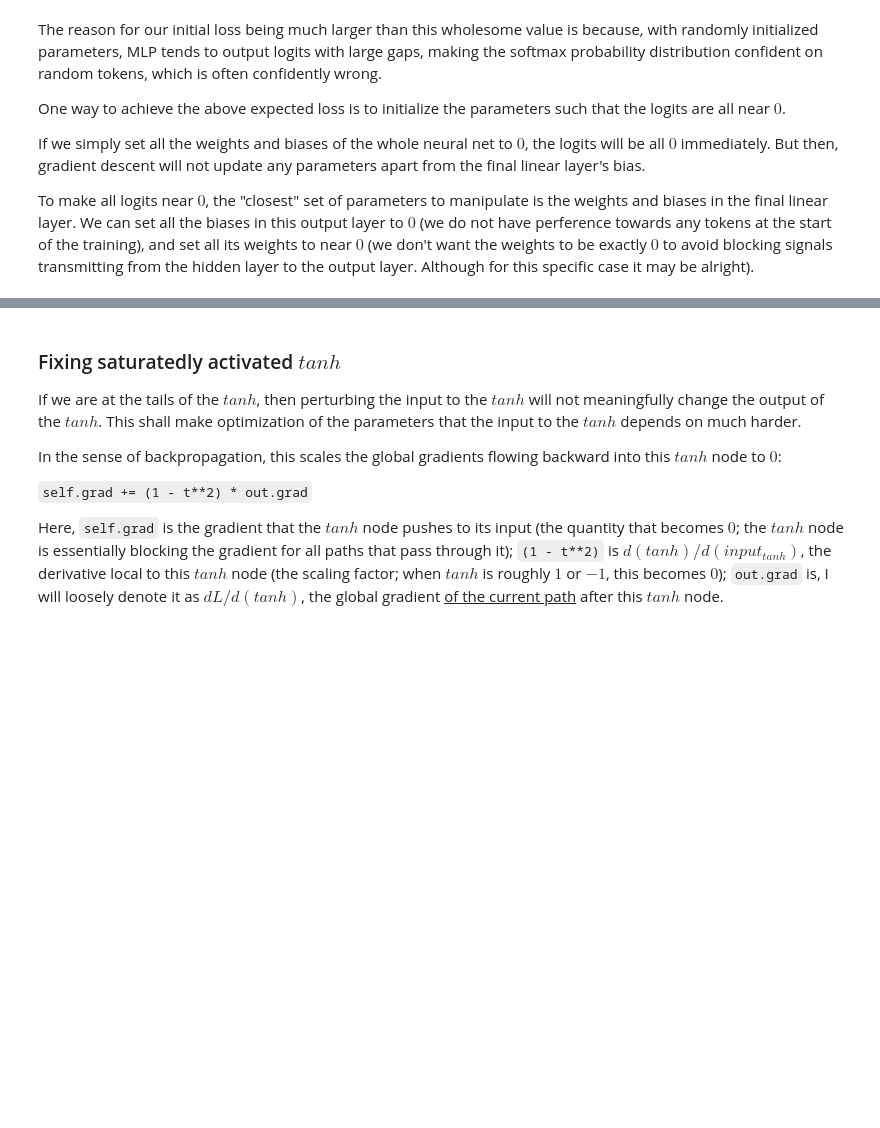
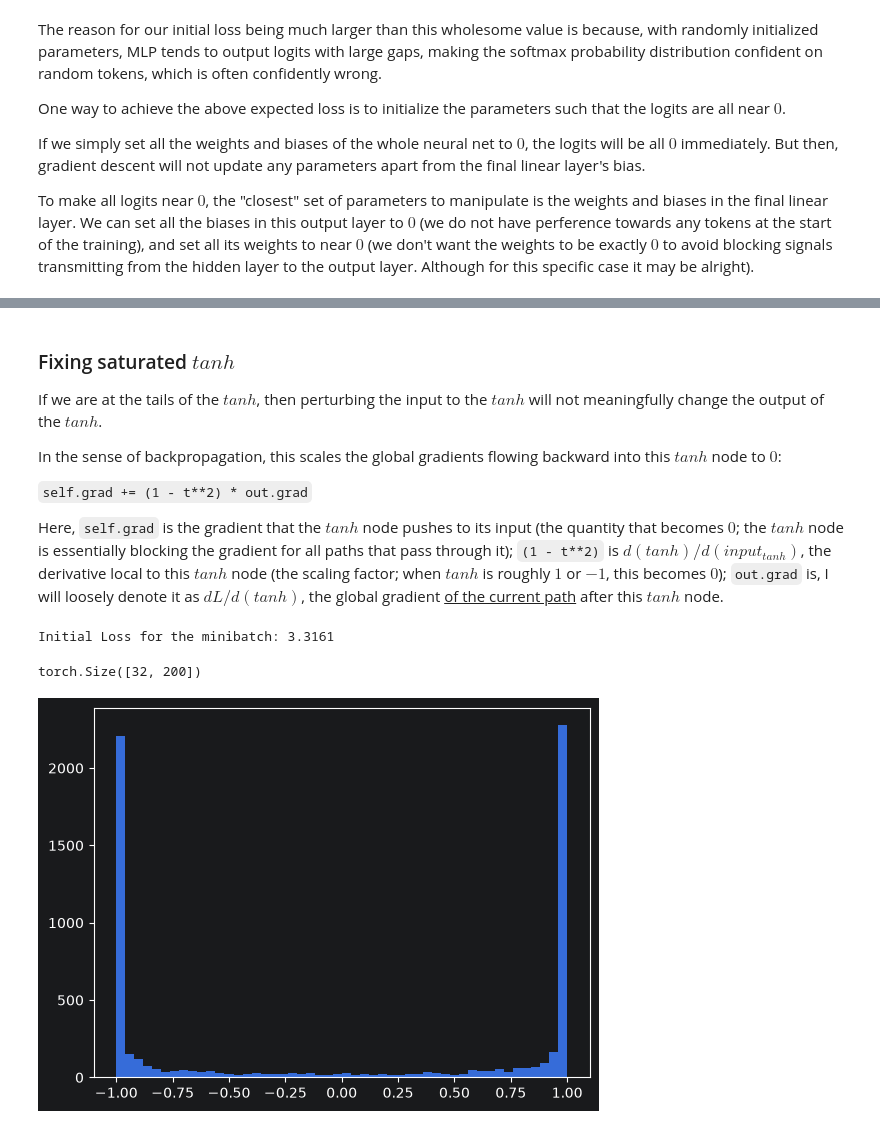
Before and after one commit to IQ404/my-MLP, a Jupyter notebook: mlp_2.ipynb, the cells around one changed output, grey strips where cells are left out. Drawn from its saved outputs; the diff is of its cells as text; code cells hidden in the pictures; blank space fills up the shorter version.

```diff
--- a/mlp_2.ipynb
+++ b/mlp_2.ipynb
@@ -336,10 +336,47 @@ Full loss for the val set: 2.137319564819336
 # %% [markdown]
-### Fixing saturatedly activated $tanh$
+### Fixing saturated $tanh$
 
-If we are at the tails of the $tanh$, then perturbing the input to the $tanh$ will not meaningfully change the output of the $tanh$. This shall make optimization of the parameters that the input to the $tanh$ depends on much harder.
+If we are at the tails of the $tanh$, then perturbing the input to the $tanh$ will not meaningfully change the output of the $tanh$.
 
 In the sense of backpropagation, this scales the global gradients flowing backward into this $tanh$ node to $0$:
 
 `self.grad += (1 - t**2) * out.grad`
 
 Here, `self.grad` is the gradient that the $tanh$ node pushes to its input (the quantity that becomes $0$; the $tanh$ node is essentially blocking the gradient for all paths that pass through it); `(1 - t**2)` is $d(tanh)/d(input_{tanh})$, the derivative local to this $tanh$ node (the scaling factor; when $tanh$ is roughly $1$ or $-1$, this becomes $0$); `out.grad` is, I will loosely denote it as $dL/d(tanh)$, the global gradient <ins>of the current path</ins> after this $tanh$ node.
+# %%
+embedding_dimension = 10
+n_hidden_neurons = 200
+
+M = torch.randn(vocabulary_size, embedding_dimension)   # the embedding matrix
+W_hidden = torch.randn(embedding_dimension * prefix_context_length, n_hidden_neurons)   # hidden layer weights
+b_hidden = torch.randn(n_hidden_neurons)   # hidden layer bias
+W_output = torch.randn(n_hidden_neurons, vocabulary_size) * 0.01   # output layer weights
+b_output = torch.randn(vocabulary_size) * 0   # output layer bias
+
+steps = 1
+minibatch_size = 32
+
+for i in range(steps):
+    minibatch_indices = torch.randint(0, X_train.shape[0], (minibatch_size,))
+    X_minibatch = X_train[minibatch_indices]
+    Y_minibatch = Y_train[minibatch_indices]
+
+    # forward pass
+    input_embeddings = M[X_minibatch]
+    input_embeddings_concatenated = input_embeddings.view(input_embeddings.shape[0], -1)
+    hidden_layer_preactivation = input_embeddings_concatenated @ W_hidden + b_hidden
+    hidden_layer_output = torch.tanh(hidden_layer_preactivation)
+    logits = hidden_layer_output @ W_output + b_output
+    minibatch_loss = F.cross_entropy(logits, Y_minibatch)
+
+    print(f"Initial Loss for the minibatch: {minibatch_loss.item():.4f}")
+# %% [output]
+Initial Loss for the minibatch: 3.3161
+# %%
+hidden_layer_output.shape
+# %% [output]
+torch.Size([32, 200])
+# %%
+plt.hist(hidden_layer_output.view(-1).tolist(), bins=50);   # ; to suppress outputs
+# %% [output]
+[figure, added]
```
Also changed, not shown: parts of 15 cells of this notebook, 1 other file.
